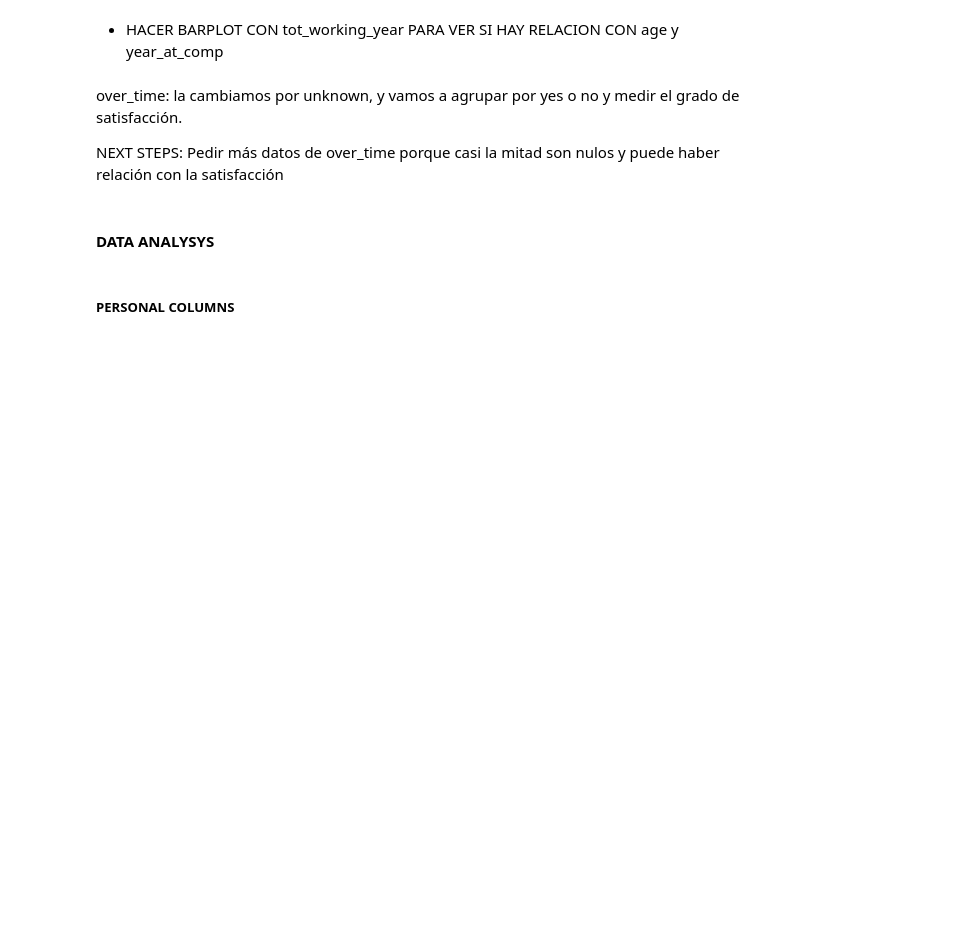
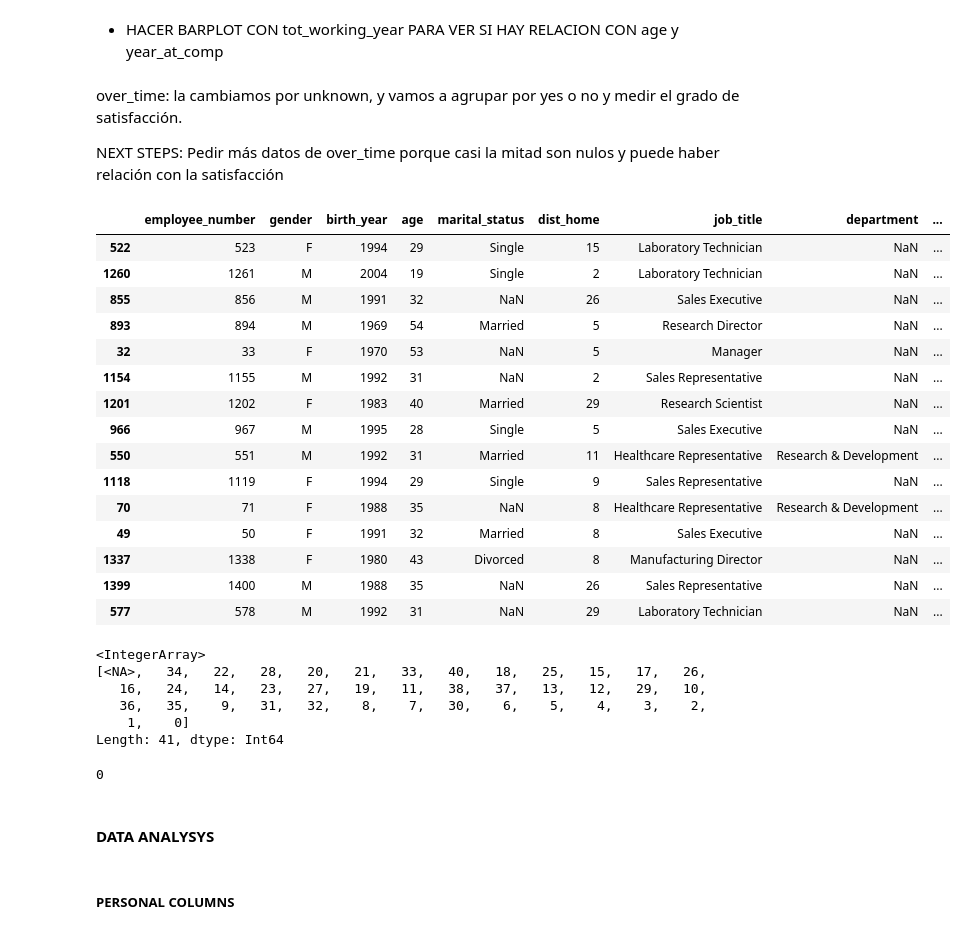
Before and after one commit to CibiPB/project-da-promo-49-INTERNO, a Jupyter notebook: Drafts/draft.ipynb, the cells around one changed output. Saved outputs shown, nothing was run; the diff lists cells and outputs as text; code cells hidden in the pictures; blank space fills up the shorter version.

```diff
--- a/Drafts/draft.ipynb
+++ b/Drafts/draft.ipynb
@@ -401,3 +402,31 @@ over_time: la cambiamos por unknown, y vamos a agrupar por yes o no y medir el g
 
 NEXT STEPS:
 Pedir más datos de over_time porque casi la mitad son nulos y puede haber relación con la satisfacción
+# %%
+df.sample(15)
+# %% [output]
+|  | employee_number | gender | birth_year | age | marital_status | dist_home | job_title | department | ... |
+| 522 | 523 | F | 1994 | 29 | Single | 15 | Laboratory Technician | NaN | ... |
+| 1260 | 1261 | M | 2004 | 19 | Single | 2 | Laboratory Technician | NaN | ... |
+| 855 | 856 | M | 1991 | 32 | NaN | 26 | Sales Executive | NaN | ... |
+| 893 | 894 | M | 1969 | 54 | Married | 5 | Research Director | NaN | ... |
+| 32 | 33 | F | 1970 | 53 | NaN | 5 | Manager | NaN | ... |
+| 1154 | 1155 | M | 1992 | 31 | NaN | 2 | Sales Representative | NaN | ... |
+| 1201 | 1202 | F | 1983 | 40 | Married | 29 | Research Scientist | NaN | ... |
+| 966 | 967 | M | 1995 | 28 | Single | 5 | Sales Executive | NaN | ... |
+| 550 | 551 | M | 1992 | 31 | Married | 11 | Healthcare Representative | Research & Development | ... |
+| 1118 | 1119 | F | 1994 | 29 | Single | 9 | Sales Representative | NaN | ... |
+| 70 | 71 | F | 1988 | 35 | NaN | 8 | Healthcare Representative | Research & Development | ... |
+| 49 | 50 | F | 1991 | 32 | Married | 8 | Sales Executive | NaN | ... |
+| 1337 | 1338 | F | 1980 | 43 | Divorced | 8 | Manufacturing Director | NaN | ... |
+| 1399 | 1400 | M | 1988 | 35 | NaN | 26 | Sales Representative | NaN | ... |
+| 577 | 578 | M | 1992 | 31 | NaN | 29 | Laboratory Technician | NaN | ... |
+# %%
+df['tot_working_year'].unique()
+# %% [output]
+<IntegerArray>
+[<NA>,   34,   22,   28,   20,   21,   33,   40,   18,   25,   15,   17,   26,
+   16,   24,   14,   23,   27,   19,   11,   38,   37,   13,   12,   29,   10,
+   36,   35,    9,   31,   32,    8,    7,   30,    6,    5,    4,    3,    2,
+    1,    0]
+Length: 41, dtype: Int64
@@ -404,3 +442,7 @@ Pedir más datos de over_time porque casi la mitad son nulos y puede haber relac
+# %%
+df['age'].isnull().sum()
+# %% [output]
+0
 # %% [markdown]
 #### DATA ANALYSYS
 # %% [markdown]
```
Also changed, not shown: parts of 20 cells of this notebook, 2 other files.
